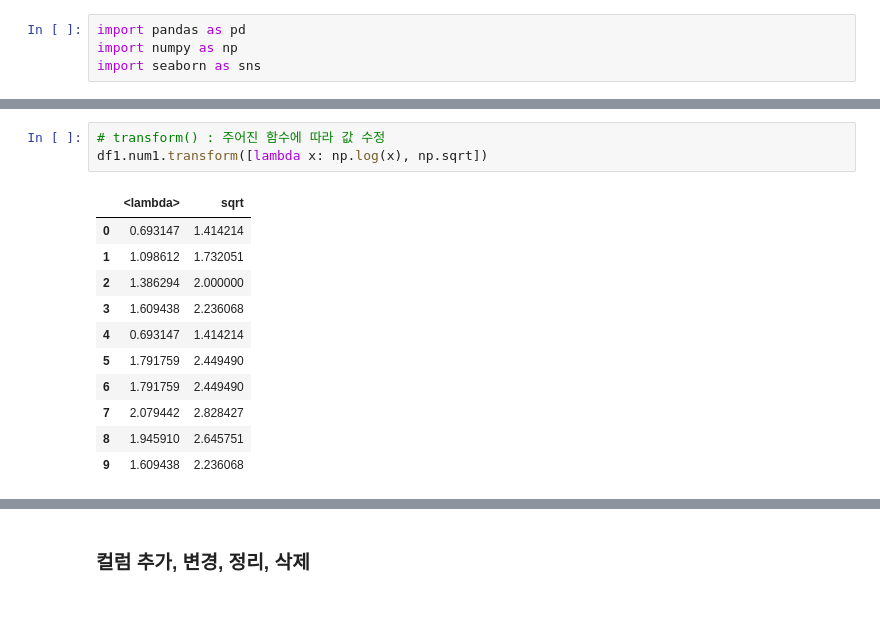
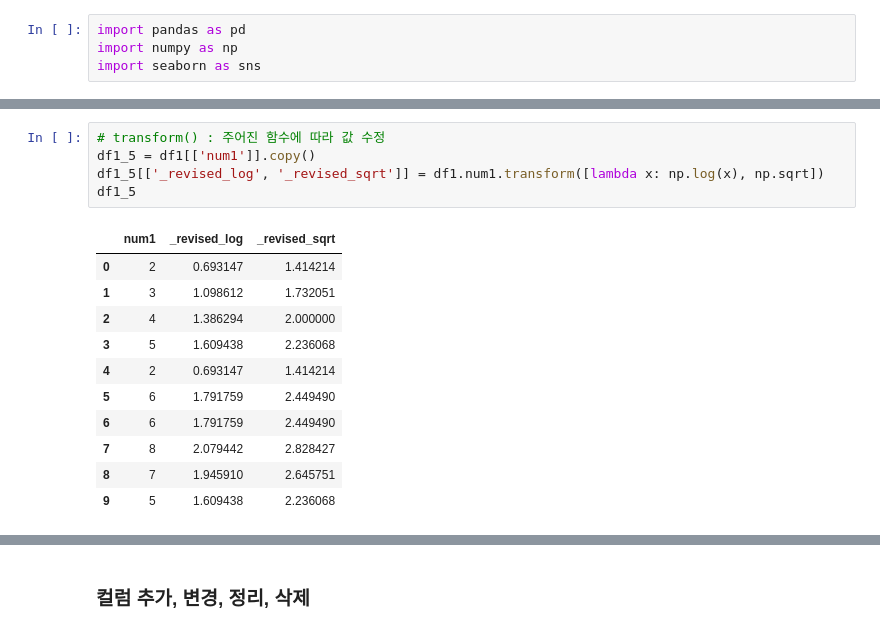
Before and after one commit to fairydragon4/fairydragon4, a Jupyter notebook: 03-2. Pandas 편집.ipynb, the cells around one changed output, grey strips where cells are left out. Saved outputs shown, nothing was run; the diff lists cells and outputs as text.

```diff
--- a/03-2. Pandas 편집.ipynb
+++ b/03-2. Pandas 편집.ipynb
@@ -91,16 +99,18 @@ Name: num3, dtype: int64
 # %%
 # transform() : 주어진 함수에 따라 값 수정
-df1.num1.transform([lambda x: np.log(x), np.sqrt])
+df1_5 = df1[['num1']].copy()
+df1_5[['_revised_log', '_revised_sqrt']] = df1.num1.transform([lambda x: np.log(x), np.sqrt])
+df1_5
 # %% [output]
-|  | <lambda> | sqrt |
-| 0 | 0.693147 | 1.414214 |
-| 1 | 1.098612 | 1.732051 |
-| 2 | 1.386294 | 2.000000 |
-| 3 | 1.609438 | 2.236068 |
-| 4 | 0.693147 | 1.414214 |
-| 5 | 1.791759 | 2.449490 |
-| 6 | 1.791759 | 2.449490 |
-| 7 | 2.079442 | 2.828427 |
-| 8 | 1.945910 | 2.645751 |
-| 9 | 1.609438 | 2.236068 |
+|  | num1 | _revised_log | _revised_sqrt |
+| 0 | 2 | 0.693147 | 1.414214 |
+| 1 | 3 | 1.098612 | 1.732051 |
+| 2 | 4 | 1.386294 | 2.000000 |
+| 3 | 5 | 1.609438 | 2.236068 |
+| 4 | 2 | 0.693147 | 1.414214 |
+| 5 | 6 | 1.791759 | 2.449490 |
+| 6 | 6 | 1.791759 | 2.449490 |
+| 7 | 8 | 2.079442 | 2.828427 |
+| 8 | 7 | 1.945910 | 2.645751 |
+| 9 | 5 | 1.609438 | 2.236068 |
 # %%
```
Also changed, not shown: parts of 30 cells of this notebook, 1 other file.
